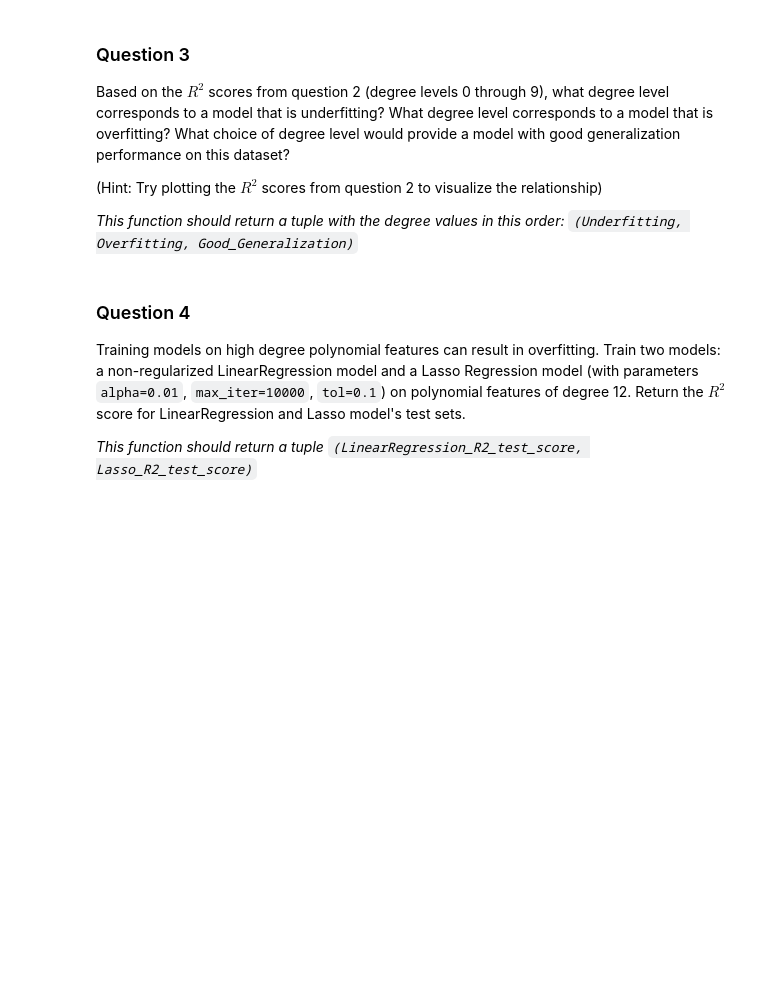
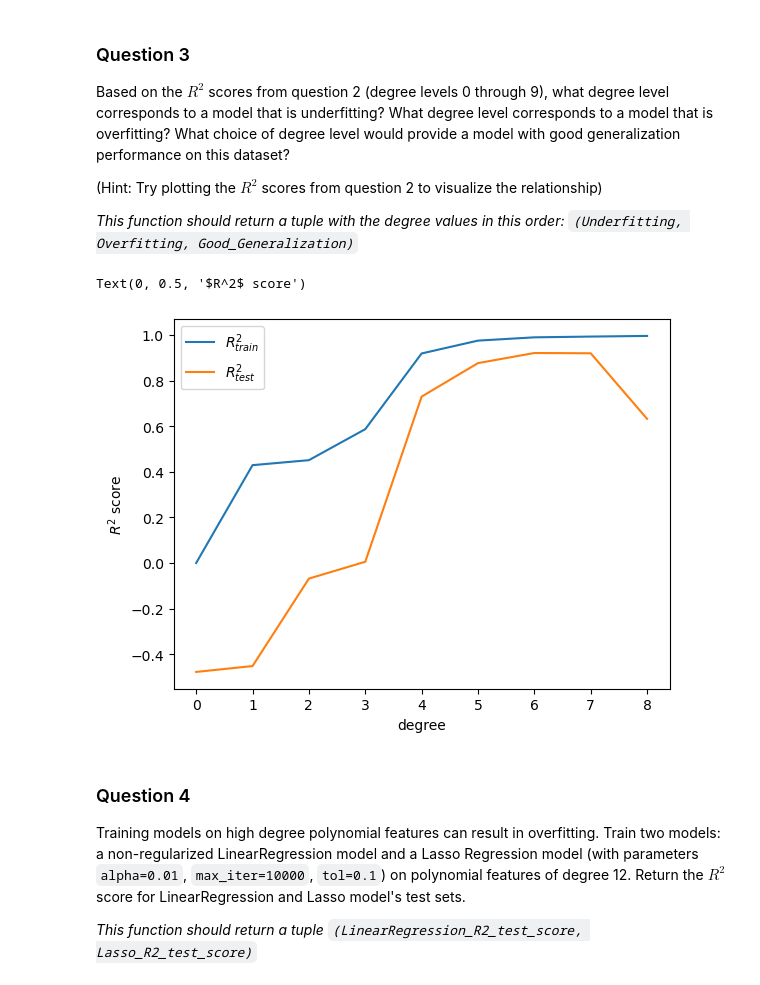
Before and after one commit to Abdoelabassi/Michigan-python-data-science, a Jupyter notebook: Applied-Machine-Learning/Week2/assignment/assignment2.ipynb, the cells around one changed output. Cells and saved outputs as stored; diff of their text form; code cells hidden in the pictures; blank space fills up the shorter version.

```diff
--- a/Applied-Machine-Learning/Week2/assignment/assignment2.ipynb
+++ b/Applied-Machine-Learning/Week2/assignment/assignment2.ipynb
@@ -81,9 +103,19 @@ def answer_two():
 
     r2_train = np.array([])
     r2_test = np.array([])
+    # YOUR CODE HERE
+    for i in range(9):
+        lr = LinearRegression()
+        poly_features = PolynomialFeatures(degree=i)
+        poly_X_train = poly_features.fit_transform(X_train.reshape(-1,1))
+        poly_X_test = poly_features.transform(X_test.reshape(-1,1))
+        lr.fit(poly_X_train, y_train)
+        y_hat_train = lr.predict(poly_X_train)
+        y_hat_test = lr.predict(poly_X_test)
+        r2_train = np.append(r2_train, r2_score(y_train, y_hat_train))
+        r2_test = np.append(r2_test, r2_score(y_test, y_hat_test))
 
-    # YOUR CODE HERE
-    raise NotImplementedError()
+    return (r2_train, r2_test)
 # %% [markdown]
 ### Question 3
 
@@ -98,0 +127,11 @@ def answer_three():
+# %%
+%matplotlib inline
+r2_train, r2_test = answer_two()
+plt.plot(np.arange(0,9), r2_train, label="$R^2_{train}$")
+plt.plot(np.arange(0,9), r2_test, label="$R^2_{test}$")
+plt.legend()
+plt.xlabel("degree")
+plt.ylabel("$R^2$ score")
+# %% [output]
+Text(0, 0.5, '$R^2$ score')
+[figure, added]
```
Also changed, not shown: parts of 20 cells of this notebook.
